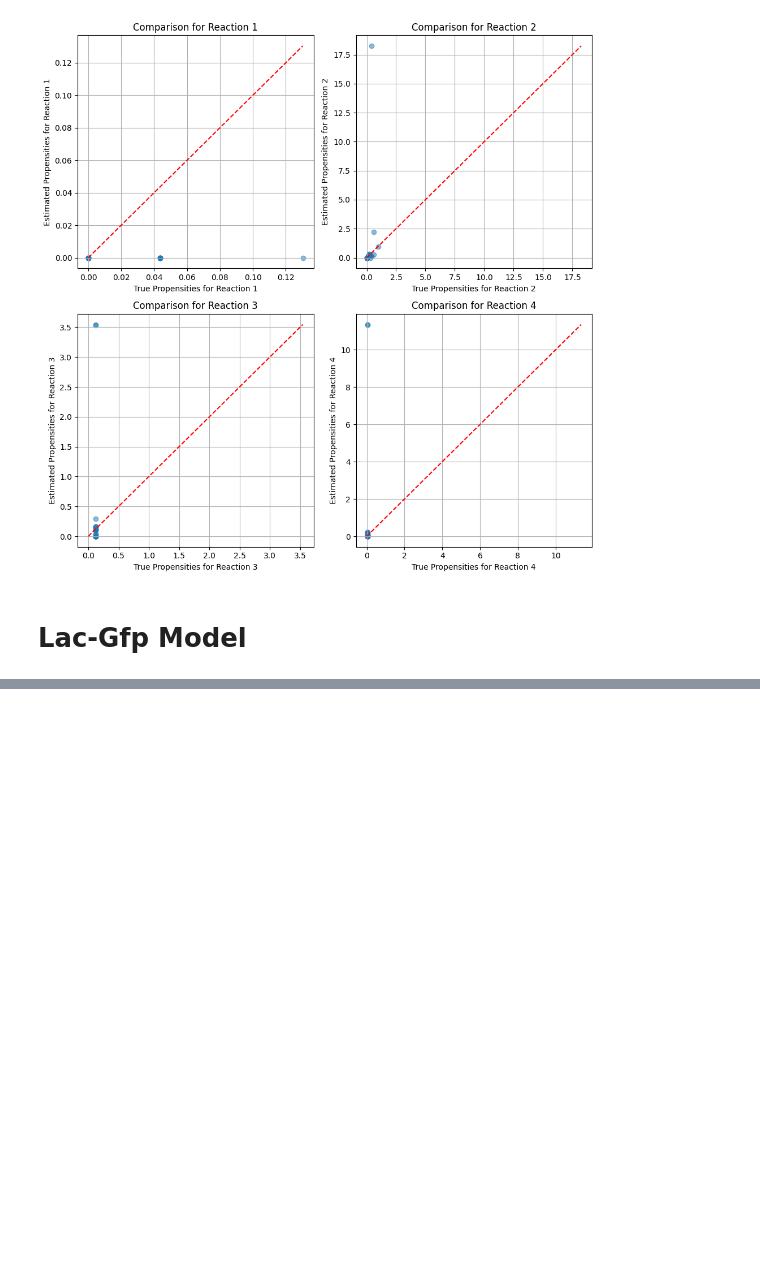
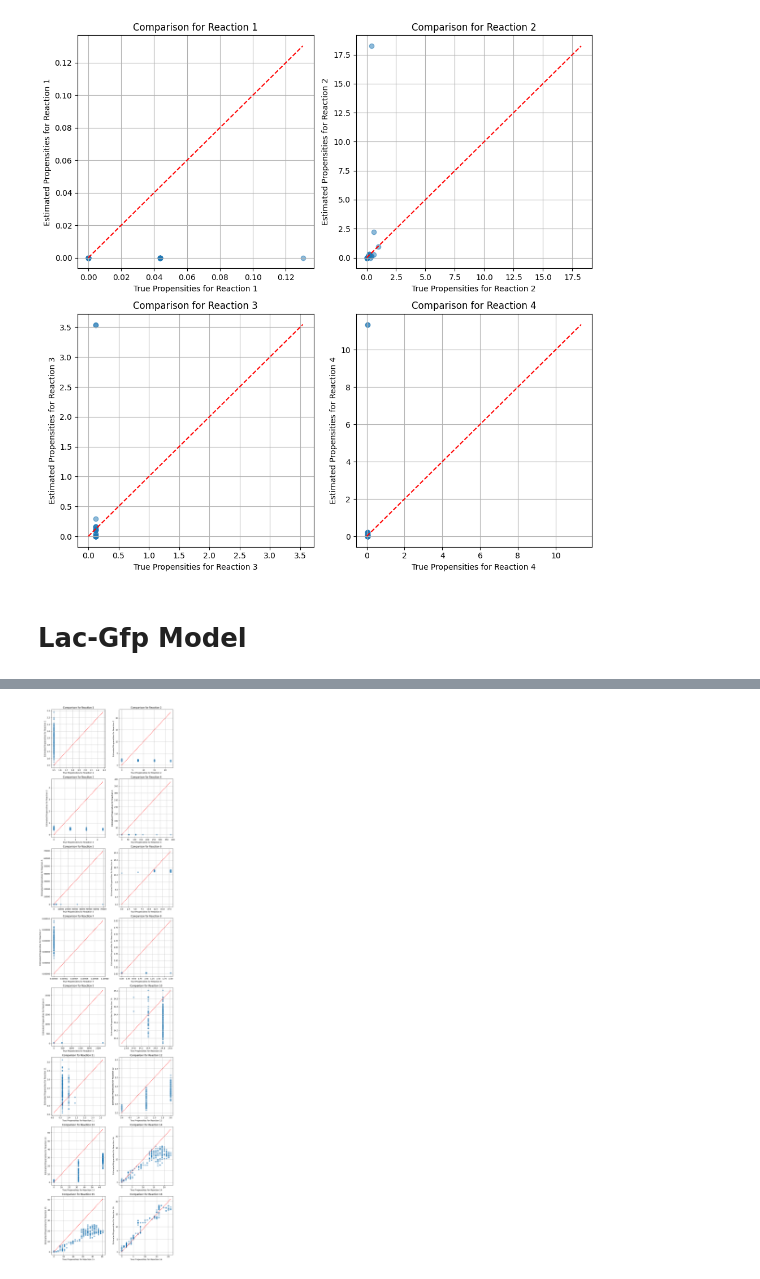
Before and after one commit to Mijan/NN-CTMC, a Jupyter notebook: Jupyter_notebooks/FullObsNNSepareteReactions.ipynb, the cells around one changed output, grey strips where cells are left out. Drawn from its saved outputs; the diff is of its cells as text; code cells hidden in the pictures; blank space fills up the shorter version.

Commit message:
experimented on autoencoder

```diff
--- a/Jupyter_notebooks/FullObsNNSepareteReactions.ipynb
+++ b/Jupyter_notebooks/FullObsNNSepareteReactions.ipynb
@@ -269,0 +407,3 @@ fig = createPropensityPlot(nn_predictions, true_props_unique)
+# %%
+h = list(x_data.take(1))
+autoencoder(h)
@@ -269,0 +425,2 @@ fig = createPropensityPlot(nn_predictions, true_props_unique)
+# %%
+model = CombinedReactionsWithTrainedEncoder(autoencoder.encoder, num_outputs=16)
@@ -269,0 +431,2 @@ fig = createPropensityPlot(nn_predictions, true_props_unique)
+# %%
+model.fit(train_dataset, epochs=100)
@@ -269,0 +452,2 @@ fig = createPropensityPlot(nn_predictions, true_props_unique)
+# %%
+nn_predictions = model.predict(h)
@@ -269,0 +456,9 @@ fig = createPropensityPlot(nn_predictions, true_props_unique)
+# %%
+true_props = np.array([model_lac.getPropensities(obs, time) for obs, time in zip(y, t)])
+true_props_unique = np.zeros(shape=(true_props.shape[0], num_unique_stoch))
+for rct, rct_map in enumerate(unique_reaction_mapping):
+    true_props_unique[:, rct_map] += true_props[:, rct]
+
+fig = createPropensityPlot(nn_predictions, true_props_unique[:256])
+# %% [output]
+[figure, added]
```
Also changed, not shown: parts of 26 cells of this notebook, 1 other file.
